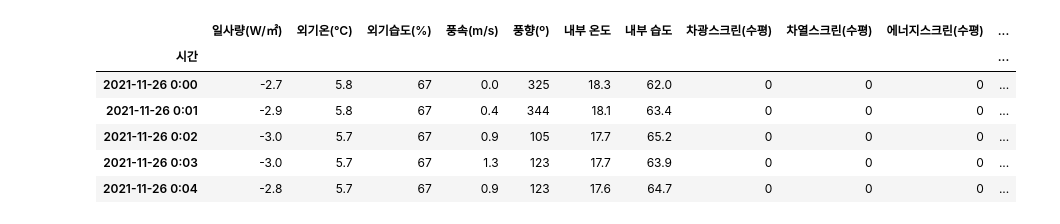
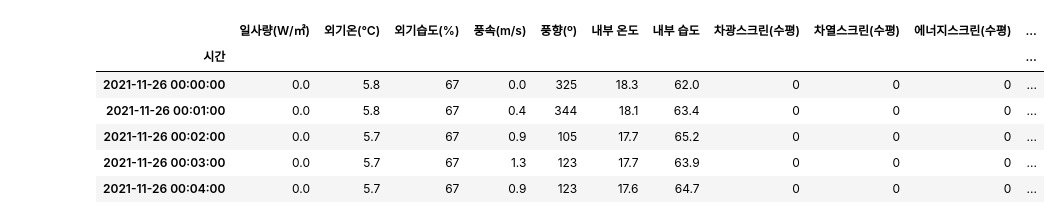
Before and after one commit to yxbxn/smart_farm, a Jupyter notebook: Code/lstm_demo.ipynb, the cells around one changed output. Cells and saved outputs as stored; diff of their text form; code cells hidden in the pictures.

```diff
--- a/Code/lstm_demo.ipynb
+++ b/Code/lstm_demo.ipynb
@@ -34,7 +31,17 @@ f2 = pd.read_csv('../Data/sunrise_sunset_train.csv')
 # %%
+f1 = pd.concat([pd.read_csv('../Data/ground_temp_train.csv'), pd.read_csv('../Data/ground_temp_test.csv')])
+f2 = pd.concat([pd.read_csv('../Data/sunrise_sunset_train.csv'), pd.read_csv('../Data/sunrise_sunset_test.csv')])
+
 f1['년도'] = pd.to_datetime(f1['일시']).apply(lambda x: x.year)
 f1['월'] = pd.to_datetime(f1['일시']).apply(lambda x: x.month)
 f1['일'] = pd.to_datetime(f1['일시']).apply(lambda x: x.day)
 f1['시'] = pd.to_datetime(f1['일시']).apply(lambda x: x.hour)
 
 f1.drop(columns=['일시'],inplace=True)
+
+f2['Unnamed: 0'] = f2['Unnamed: 0'].apply(lambda x: datetime.strptime(str(x), '%Y%m%d'))
+f2['년도'] = pd.to_datetime(f2['Unnamed: 0']).apply(lambda x: x.year)
+f2['월'] = pd.to_datetime(f2['Unnamed: 0']).apply(lambda x: x.month)
+f2['일'] = pd.to_datetime(f2['Unnamed: 0']).apply(lambda x: x.day)
+
+f2.drop(columns=['Unnamed: 0'],inplace=True)
@@ -48,23 +48,24 @@ f2.drop(columns=['Unnamed: 0'],inplace=True)
 # %%
-df0 = pd.read_csv('../Data/smart_farm_train.csv')
+df0 = pd.read_csv('../Data/smart_farm_final.csv')
 
-test_idx = df0[df0['년월일'] < '2022-02-01'].shape[0]
+test_idx = 129448
+valid_idx = 89936
 
 df0['열공급량(kWh)'] = df0['열공급량(kWh)'] * 1000
 
 # f1 merge
 df0 = pd.merge(df0,f1, on=['년도','월','일','시'], how='left')
 # f2 merge
 df0 = pd.merge(df0,f2, on=['년도','월','일'], how='left')
 
 df0.set_index('시간',inplace=True)
 df0.drop(columns=['년월일', '년도', '월', '일', '시', '분'],inplace=True)
 df0.head()
 # %% [output]
 |  | 일사량(W/㎡) | 외기온(℃) | 외기습도(%) | 풍속(m/s) | 풍향(º) | 내부 온도 | 내부 습도 | 차광스크린(수평) | 차열스크린(수평) | 에너지스크린(수평) | ... |
 | 시간 |  |  |  |  |  |  |  |  |  |  | ... |
-| 2021-11-26 0:00 | -2.7 | 5.8 | 67 | 0.0 | 325 | 18.3 | 62.0 | 0 | 0 | 0 | ... |
-| 2021-11-26 0:01 | -2.9 | 5.8 | 67 | 0.4 | 344 | 18.1 | 63.4 | 0 | 0 | 0 | ... |
-| 2021-11-26 0:02 | -3.0 | 5.7 | 67 | 0.9 | 105 | 17.7 | 65.2 | 0 | 0 | 0 | ... |
-| 2021-11-26 0:03 | -3.0 | 5.7 | 67 | 1.3 | 123 | 17.7 | 63.9 | 0 | 0 | 0 | ... |
-| 2021-11-26 0:04 | -2.8 | 5.7 | 67 | 0.9 | 123 | 17.6 | 64.7 | 0 | 0 | 0 | ... |
+| 2021-11-26 00:00:00 | 0.0 | 5.8 | 67 | 0.0 | 325 | 18.3 | 62.0 | 0 | 0 | 0 | ... |
+| 2021-11-26 00:01:00 | 0.0 | 5.8 | 67 | 0.4 | 344 | 18.1 | 63.4 | 0 | 0 | 0 | ... |
+| 2021-11-26 00:02:00 | 0.0 | 5.7 | 67 | 0.9 | 105 | 17.7 | 65.2 | 0 | 0 | 0 | ... |
+| 2021-11-26 00:03:00 | 0.0 | 5.7 | 67 | 1.3 | 123 | 17.7 | 63.9 | 0 | 0 | 0 | ... |
+| 2021-11-26 00:04:00 | 0.0 | 5.7 | 67 | 0.9 | 123 | 17.6 | 64.7 | 0 | 0 | 0 | ... |
```
Also changed, not shown: parts of 15 cells of this notebook, 2 other files.
